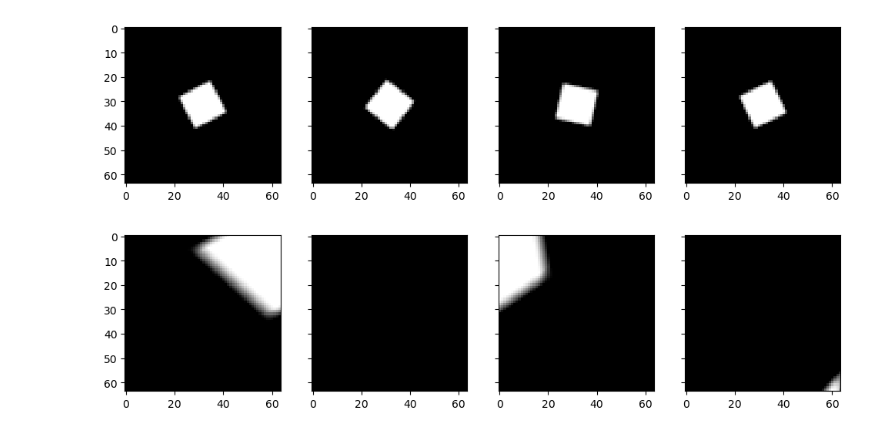
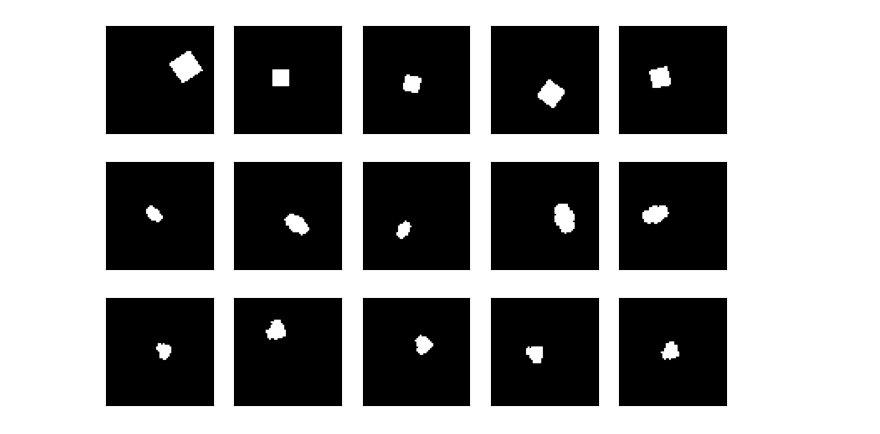
Before and after one commit to dimarkov/numpc, a Jupyter notebook: notebooks/dsprites/testing_vaes_on_dsprites.ipynb, the cells around one changed output. Saved outputs shown, nothing was run; the diff lists cells and outputs as text; code cells hidden in the pictures.

```diff
--- a/notebooks/dsprites/testing_vaes_on_dsprites.ipynb
+++ b/notebooks/dsprites/testing_vaes_on_dsprites.ipynb
@@ -99,12 +110,3 @@ class SpatialTransformerNetwork(Module):
         return self.bilinear_sampler(img, x, y)
 
 stn = SpatialTransformerNetwork(64, 64)
-# %%
-fig, axes = plt.subplots(1, 4, figsize=(12, 5), sharex=True, sharey=True)
-
-for ax in axes:
-    x = np.random.normal(size=2)
-    s = 1 + 10 * np.random.uniform()
-    θ = jnp.array([s, 0, x[0], 0, s, x[1]])
-    out_img = stn(test_img, θ)
-    ax.imshow(out_img.transpose(1, 2, 0), cmap='Greys_r')
@@ -113,22 +112,0 @@ for ax in axes:
-# %%
-fig, axes = plt.subplots(1, 4, figsize=(12, 5), sharex=True, sharey=True)
-
-for ax in axes:
-    x = np.array([0, 0]) # np.random.normal(size=2)
-    s = 2 * np.random.uniform() - 1
-    cos = 4 * s
-    sin = 4 * jnp.sqrt(1 - s ** 2)
-    θ = jnp.array([cos, - sin, x[0], sin, cos, x[1]])
-    out_img = stn(test_img, θ)
-    ax.imshow(out_img.transpose(1, 2, 0), cmap='Greys_r')
-# %% [output]
-[figure, removed]
-# %%
-fig, axes = plt.subplots(1, 4, figsize=(12, 5), sharex=True, sharey=True)
-
-for ax in axes:
-    θ = np.random.normal(size=6)
-    out_img = stn(test_img, θ)
-    ax.imshow(out_img.transpose(1, 2, 0), cmap='Greys_r')
-# %% [output]
-[figure, removed]
@@ -288,0 +113,17 @@ res = svi.run(_key, num_iters, stn, test_img, D, batch_size=128, data=task.imgs)
+# %%
+fig, axes = plt.subplots(3, 5, figsize=(8, 5), sharex=True, sharey=True)
+
+for i, img in enumerate(imgs):
+    loc_img = img
+    for ax in axes[i]:
+        z = np.random.normal(size=4)
+        s = 5 + z[0]
+        cos = np.cos(z[1])
+        sin = np.sin(z[1])
+        θ = jnp.array([s * cos, - s * sin, z[2], s * sin, s * cos, z[3]])
+        out_img = stn(loc_img, θ)
+        ax.imshow(out_img.transpose(1, 2, 0), cmap='Greys_r')
+        ax.set_xticks(ticks=[])
+        ax.set_yticks(ticks=[])
+# %% [output]
+[figure, added]
```
Also changed, not shown: parts of 45 cells of this notebook.
